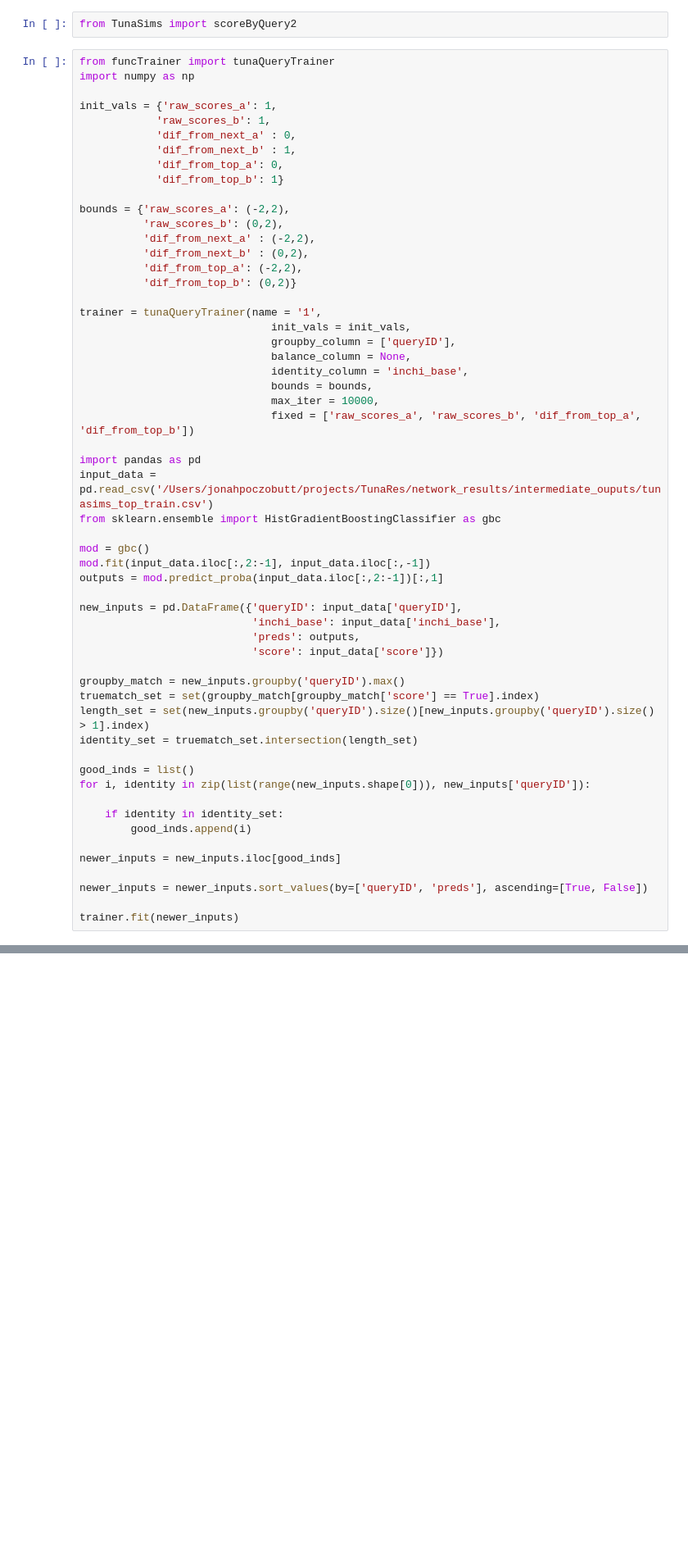
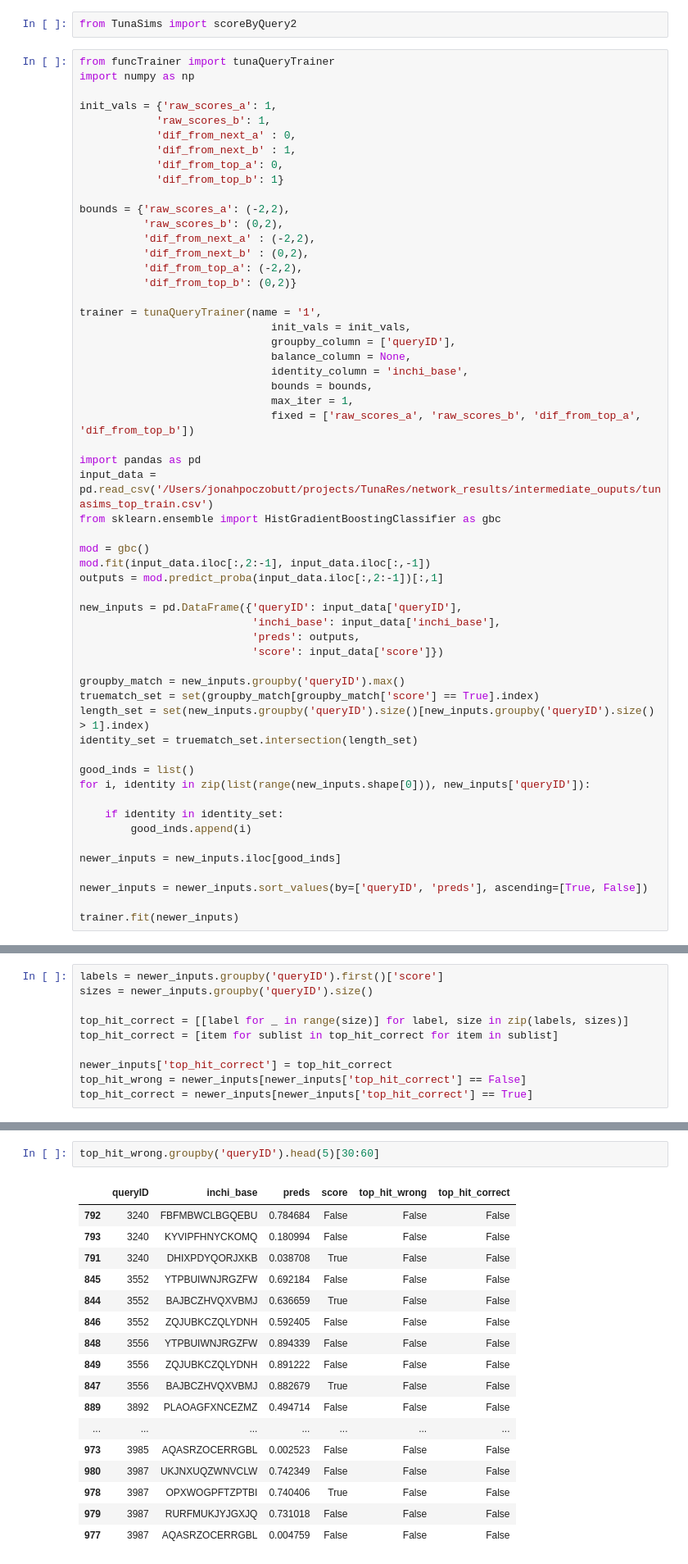
Before and after one commit to Jbug1/TunaSim, a Jupyter notebook: Untitled-1.ipynb, the cells around one changed output, grey strips where cells are left out. Shown at 82% size. Cells and saved outputs as stored; diff of their text form; blank space fills up the shorter version.

```diff
--- a/Untitled-1.ipynb
+++ b/Untitled-1.ipynb
@@ -136,7 +120,7 @@ trainer = tunaQueryTrainer(name = '1',
                               balance_column = None,
                               identity_column = 'inchi_base',
                               bounds = bounds,
-                              max_iter = 10000,
+                              max_iter = 1,
                               fixed = ['raw_scores_a', 'raw_scores_b', 'dif_from_top_a', 'dif_from_top_b'])
 
 import pandas as pd
@@ -186,0 +155,10 @@ input_data
+# %%
+labels = newer_inputs.groupby('queryID').first()['score']
+sizes = newer_inputs.groupby('queryID').size()
+
+top_hit_correct = [[label for _ in range(size)] for label, size in zip(labels, sizes)]
+top_hit_correct = [item for sublist in top_hit_correct for item in sublist]
+
+newer_inputs['top_hit_correct'] = top_hit_correct
+top_hit_wrong = newer_inputs[newer_inputs['top_hit_correct'] == False]
+top_hit_correct = newer_inputs[newer_inputs['top_hit_correct'] == True]
@@ -191,0 +218,20 @@ val_match = pd.read_pickle('/Users/jonahpoczobutt/projects/TunaRes/network_resul
+# %%
+top_hit_wrong.groupby('queryID').head(5)[30:60]
+# %% [output]
+|  | queryID | inchi_base | preds | score | top_hit_wrong | top_hit_correct |
+| 792 | 3240 | FBFMBWCLBGQEBU | 0.784684 | False | False | False |
+| 793 | 3240 | KYVIPFHNYCKOMQ | 0.180994 | False | False | False |
+| 791 | 3240 | DHIXPDYQORJXKB | 0.038708 | True | False | False |
+| 845 | 3552 | YTPBUIWNJRGZFW | 0.692184 | False | False | False |
+| 844 | 3552 | BAJBCZHVQXVBMJ | 0.636659 | True | False | False |
+| 846 | 3552 | ZQJUBKCZQLYDNH | 0.592405 | False | False | False |
+| 848 | 3556 | YTPBUIWNJRGZFW | 0.894339 | False | False | False |
+| 849 | 3556 | ZQJUBKCZQLYDNH | 0.891222 | False | False | False |
+| 847 | 3556 | BAJBCZHVQXVBMJ | 0.882679 | True | False | False |
+| 889 | 3892 | PLAOAGFXNCEZMZ | 0.494714 | False | False | False |
+| ... | ... | ... | ... | ... | ... | ... |
+| 973 | 3985 | AQASRZOCERRGBL | 0.002523 | False | False | False |
+| 980 | 3987 | UKJNXUQZWNVCLW | 0.742349 | False | False | False |
+| 978 | 3987 | OPXWOGPFTZPTBI | 0.740406 | True | False | False |
+| 979 | 3987 | RURFMUKJYJGXJQ | 0.731018 | False | False | False |
+| 977 | 3987 | AQASRZOCERRGBL | 0.004759 | False | False | False |
```
Also changed, not shown: parts of 13 cells of this notebook, 6 other files.
